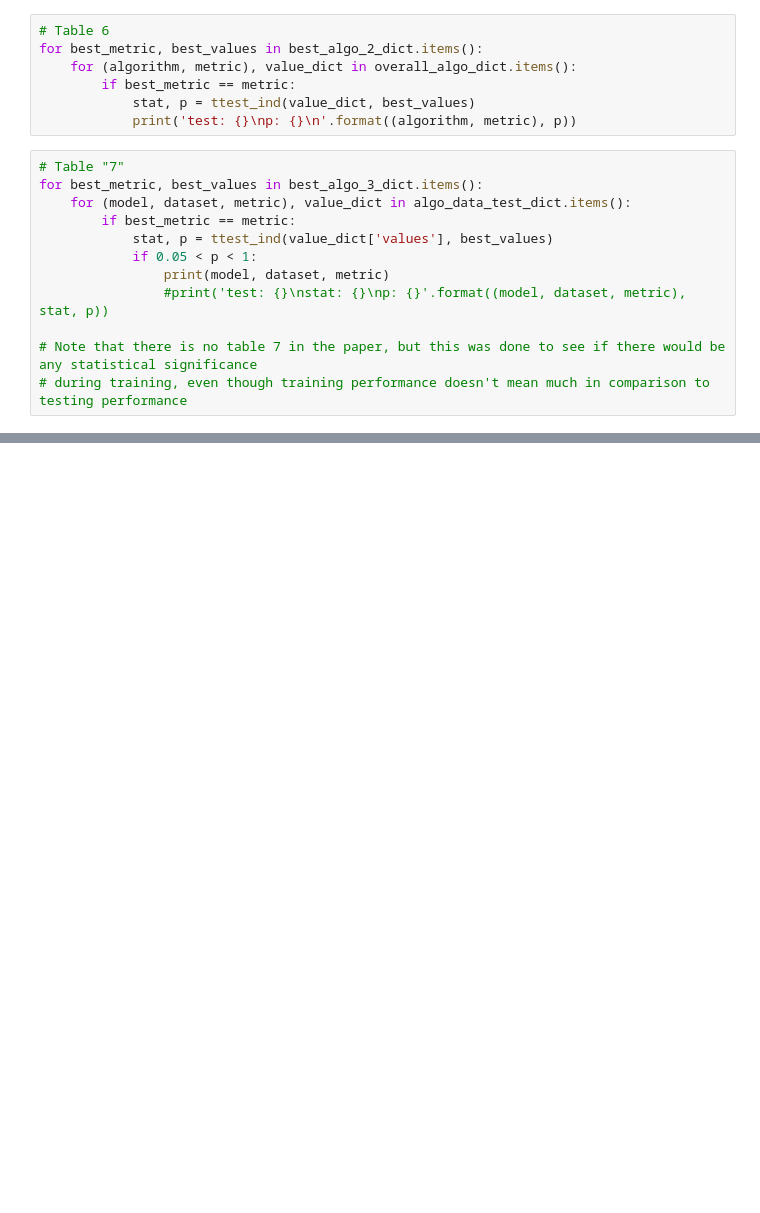
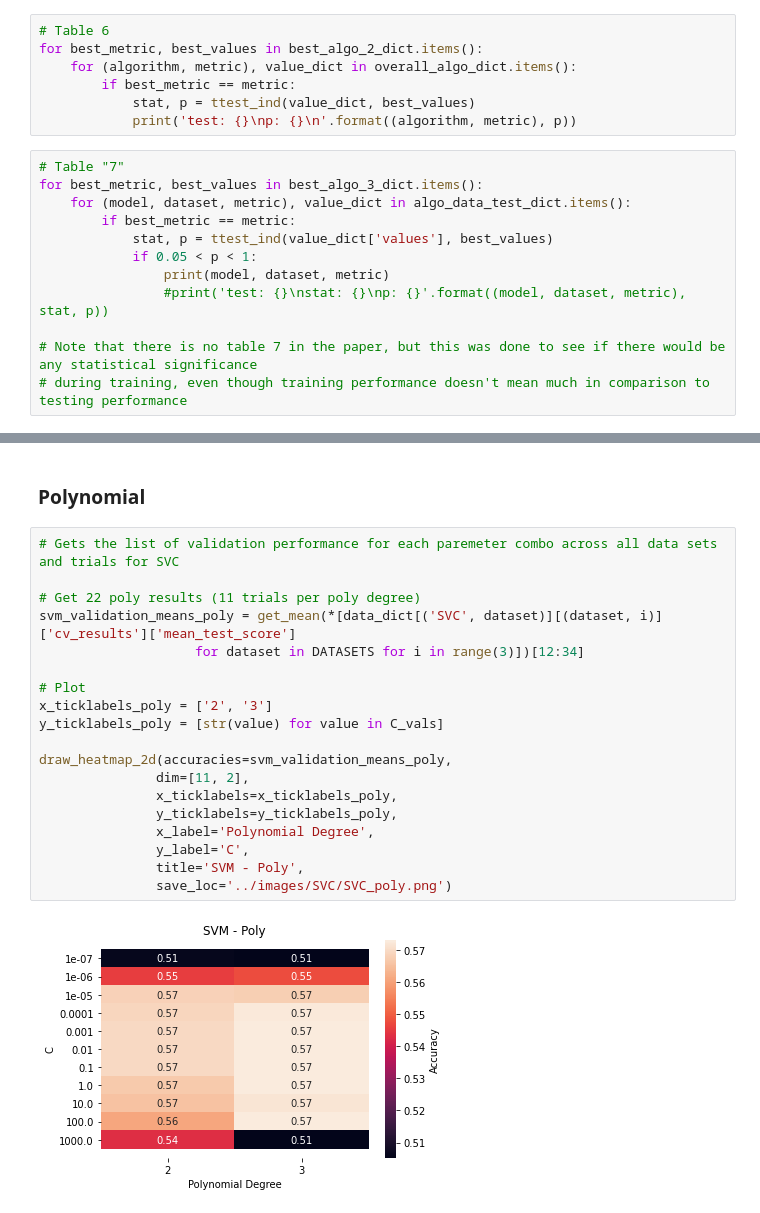
Before and after one commit to mlmabie/classifiercomparison, a Jupyter notebook: src/analysis.ipynb, the cells around one changed output, grey strips where cells are left out. Cells and saved outputs as stored; diff of their text form; blank space fills up the shorter version.

```diff
--- a/src/analysis.ipynb
+++ b/src/analysis.ipynb
@@ -174,0 +310,23 @@ for best_metric, best_values in best_algo_3_dict.items():
+# %% [markdown]
+### Polynomial
+# %%
+# Gets the list of validation performance for each paremeter combo across all data sets and trials for SVC
+
+# Get 22 poly results (11 trials per poly degree)
+svm_validation_means_poly = get_mean(*[data_dict[('SVC', dataset)][(dataset, i)]['cv_results']['mean_test_score']
+                    for dataset in DATASETS for i in range(3)])[12:34]
+
+# Plot
+x_ticklabels_poly = ['2', '3']
+y_ticklabels_poly = [str(value) for value in C_vals]
+
+draw_heatmap_2d(accuracies=svm_validation_means_poly,
+               dim=[11, 2],
+               x_ticklabels=x_ticklabels_poly,
+               y_ticklabels=y_ticklabels_poly,
+               x_label='Polynomial Degree',
+               y_label='C',
+               title='SVM - Poly',
+               save_loc='../images/SVC/SVC_poly.png')
+# %% [output]
+[figure, added]
```
Also changed, not shown: parts of 15 cells of this notebook.
